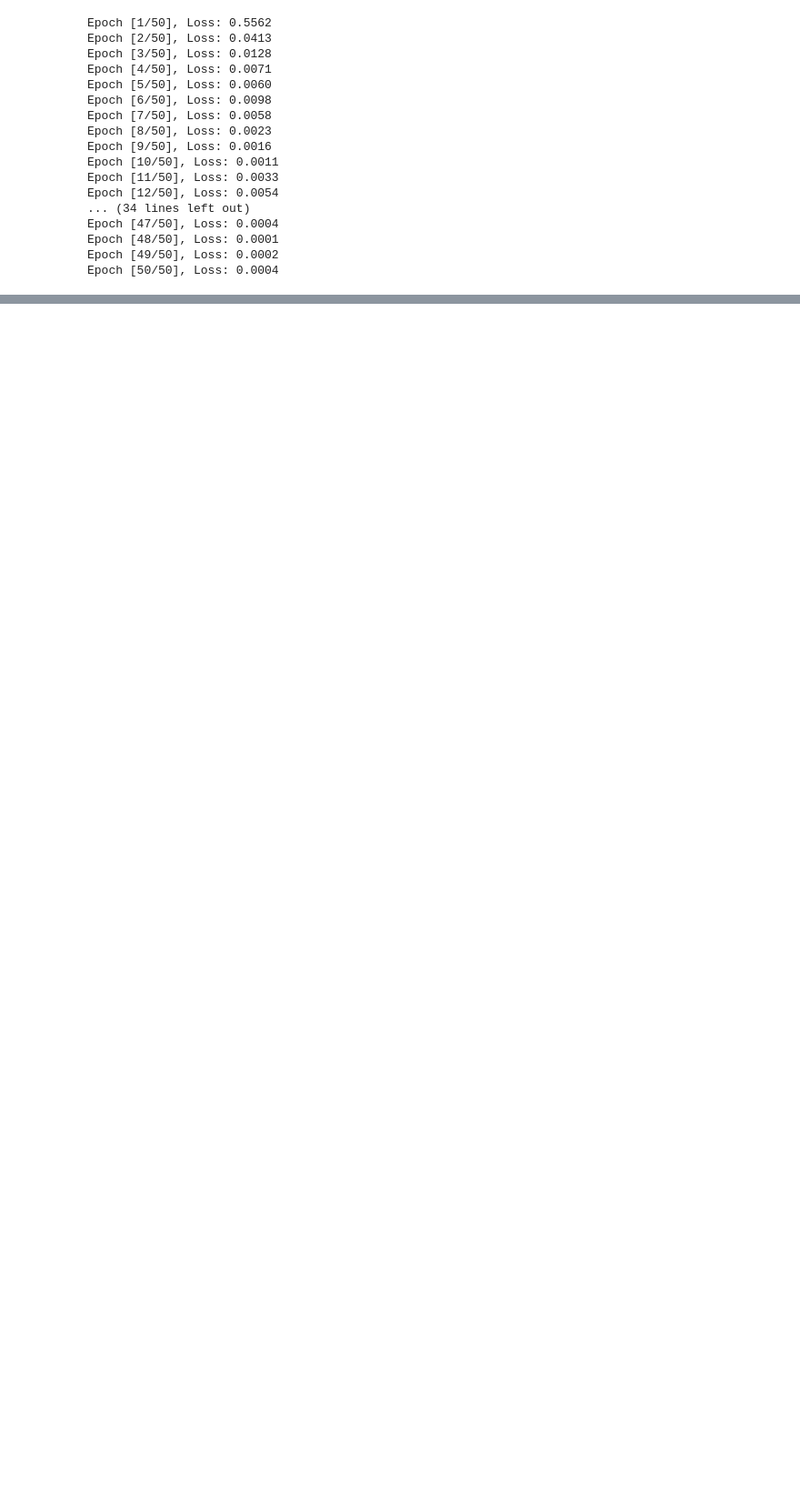
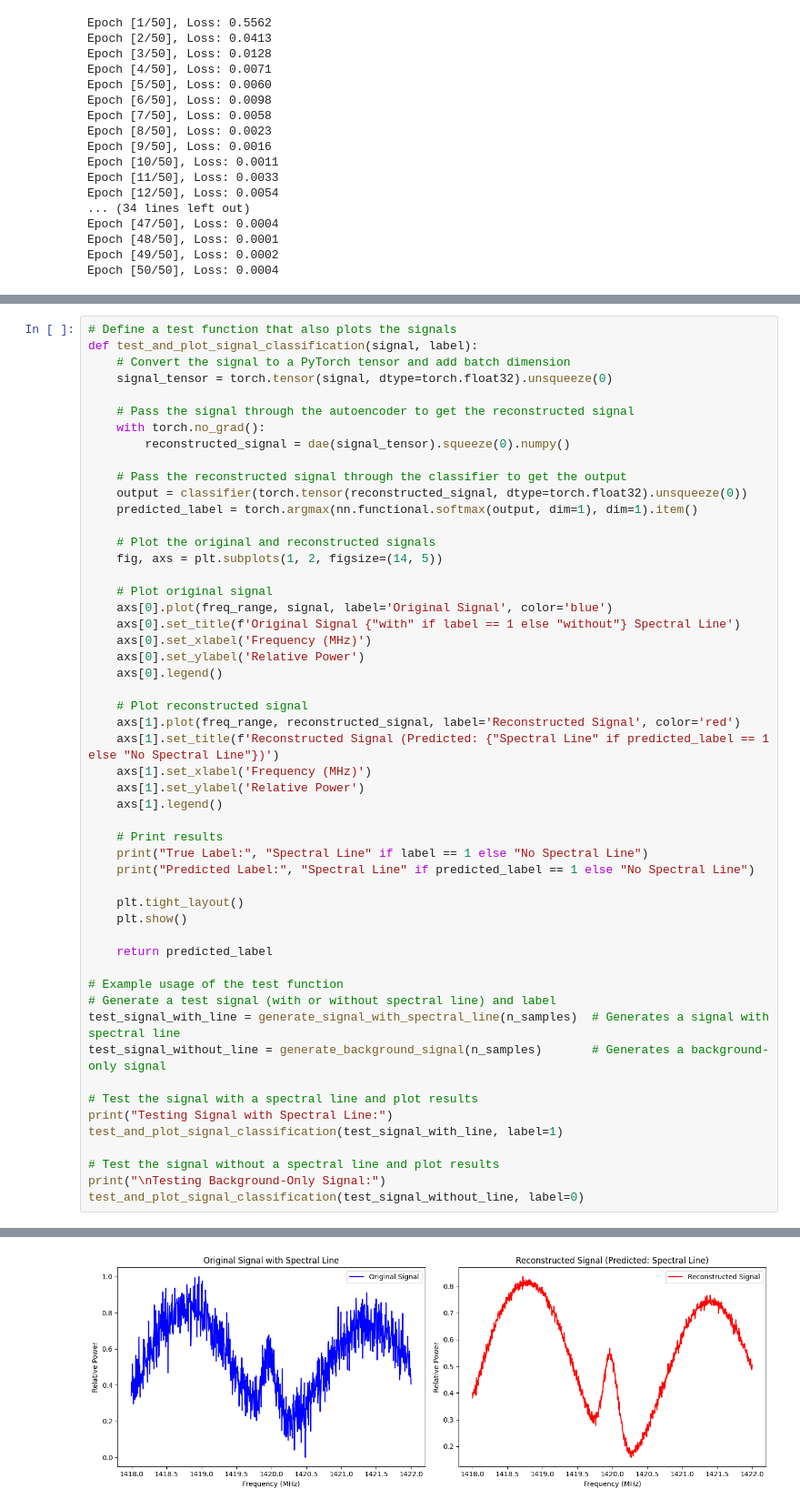
Before and after one commit to Astro-Beam/ASTRO, a Jupyter notebook: Neural Networks/Denoising_Autoencoder.ipynb, the cells around one changed output, grey strips where cells are left out. Shown at 91% size. Drawn from its saved outputs; the diff is of its cells as text; blank space fills up the shorter version.

Commit message:
Added testing and visualization

```diff
--- a/Neural Networks/Denoising_Autoencoder.ipynb
+++ b/Neural Networks/Denoising_Autoencoder.ipynb
@@ -363,0 +369,53 @@ Epoch [50/50], Loss: 0.0004
+# %%
+# Define a test function that also plots the signals
+def test_and_plot_signal_classification(signal, label):
+    # Convert the signal to a PyTorch tensor and add batch dimension
+    signal_tensor = torch.tensor(signal, dtype=torch.float32).unsqueeze(0)
+
+    # Pass the signal through the autoencoder to get the reconstructed signal
+    with torch.no_grad():
+        reconstructed_signal = dae(signal_tensor).squeeze(0).numpy()
+
+    # Pass the reconstructed signal through the classifier to get the output
+    output = classifier(torch.tensor(reconstructed_signal, dtype=torch.float32).unsqueeze(0))
+    predicted_label = torch.argmax(nn.functional.softmax(output, dim=1), dim=1).item()
+
+    # Plot the original and reconstructed signals
+    fig, axs = plt.subplots(1, 2, figsize=(14, 5))
+
+    # Plot original signal
+    axs[0].plot(freq_range, signal, label='Original Signal', color='blue')
+    axs[0].set_title(f'Original Signal {"with" if label == 1 else "without"} Spectral Line')
+    axs[0].set_xlabel('Frequency (MHz)')
+    axs[0].set_ylabel('Relative Power')
+    axs[0].legend()
+
+    # Plot reconstructed signal
+    axs[1].plot(freq_range, reconstructed_signal, label='Reconstructed Signal', color='red')
+    axs[1].set_title(f'Reconstructed Signal (Predicted: {"Spectral Line" if predicted_label == 1 else "No Spectral Line"})')
+    axs[1].set_xlabel('Frequency (MHz)')
+    axs[1].set_ylabel('Relative Power')
+    axs[1].legend()
+
+    # Print results
+    print("True Label:", "Spectral Line" if label == 1 else "No Spectral Line")
+    print("Predicted Label:", "Spectral Line" if predicted_label == 1 else "No Spectral Line")
+
+    plt.tight_layout()
+    plt.show()
+
+    return predicted_label
+
+# Example usage of the test function
+# Generate a test signal (with or without spectral line) and label
+test_signal_with_line = generate_signal_with_spectral_line(n_samples)  # Generates a signal with spectral line
+test_signal_without_line = generate_background_signal(n_samples)       # Generates a background-only signal
+
+# Test the signal with a spectral line and plot results
+print("Testing Signal with Spectral Line:")
+test_and_plot_signal_classification(test_signal_with_line, label=1)
+
+# Test the signal without a spectral line and plot results
+print("\nTesting Background-Only Signal:")
+test_and_plot_signal_classification(test_signal_without_line, label=0)
+# %% [output]
@@ -363,0 +425 @@ Epoch [50/50], Loss: 0.0004
+[figure, added]
```
Also changed, not shown: parts of 3 cells of this notebook.
